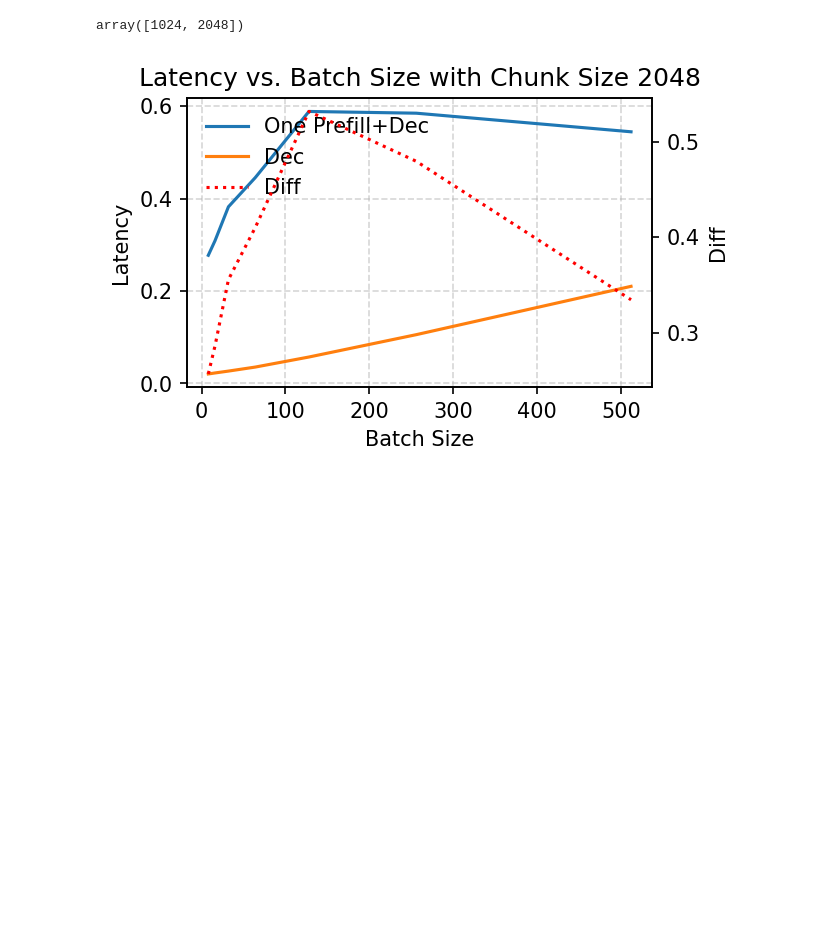
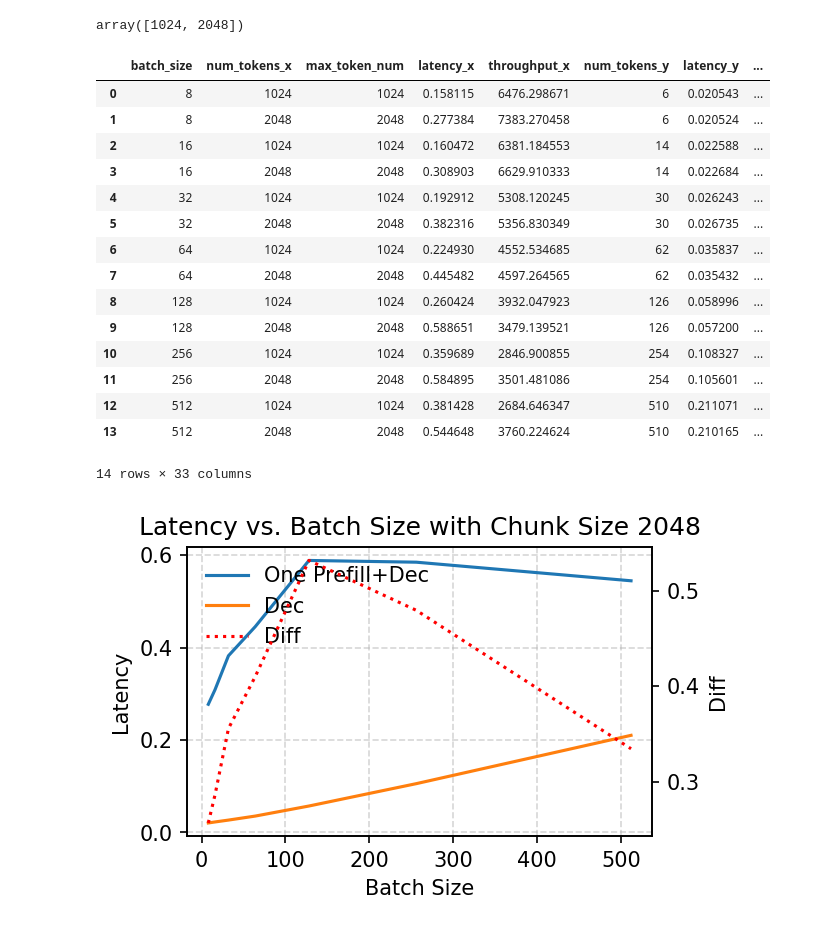
Before and after one commit to chengzhi-lu/vllm, a Jupyter notebook: examples/analysis/data/token_latency_analysis.ipynb, the cells around one changed output. Cells and saved outputs as stored; diff of their text form; code cells hidden in the pictures; blank space fills up the shorter version.

Commit message:
update token latency analysis

```diff
--- a/examples/analysis/data/token_latency_analysis.ipynb
+++ b/examples/analysis/data/token_latency_analysis.ipynb
@@ -192,6 +192,25 @@ pure_decode_latency = (
 pure_decode_latency["throughput"] = (
     pure_decode_latency["num_tokens"] / pure_decode_latency["latency"]
 )
+# %%
+chunk_latency_differ
+# %% [output]
+|  | batch_size | num_tokens_x | max_token_num | latency_x | throughput_x | num_tokens_y | latency_y | ... |
+| 0 | 8 | 1024 | 1024 | 0.158115 | 6476.298671 | 6 | 0.020543 | ... |
+| 1 | 8 | 2048 | 2048 | 0.277384 | 7383.270458 | 6 | 0.020524 | ... |
+| 2 | 16 | 1024 | 1024 | 0.160472 | 6381.184553 | 14 | 0.022588 | ... |
+| 3 | 16 | 2048 | 2048 | 0.308903 | 6629.910333 | 14 | 0.022684 | ... |
+| 4 | 32 | 1024 | 1024 | 0.192912 | 5308.120245 | 30 | 0.026243 | ... |
+| 5 | 32 | 2048 | 2048 | 0.382316 | 5356.830349 | 30 | 0.026735 | ... |
+| 6 | 64 | 1024 | 1024 | 0.224930 | 4552.534685 | 62 | 0.035837 | ... |
+| 7 | 64 | 2048 | 2048 | 0.445482 | 4597.264565 | 62 | 0.035432 | ... |
+| 8 | 128 | 1024 | 1024 | 0.260424 | 3932.047923 | 126 | 0.058996 | ... |
+| 9 | 128 | 2048 | 2048 | 0.588651 | 3479.139521 | 126 | 0.057200 | ... |
+| 10 | 256 | 1024 | 1024 | 0.359689 | 2846.900855 | 254 | 0.108327 | ... |
+| 11 | 256 | 2048 | 2048 | 0.584895 | 3501.481086 | 254 | 0.105601 | ... |
+| 12 | 512 | 1024 | 1024 | 0.381428 | 2684.646347 | 510 | 0.211071 | ... |
+| 13 | 512 | 2048 | 2048 | 0.544648 | 3760.224624 | 510 | 0.210165 | ... |
+14 rows × 33 columns
 # %%
 chunk_latency_differ = full_chunk_latency.merge(
     pure_decode_latency, on=["batch_size", "max_token_num"], how="left"
```
Also changed, not shown: parts of 2 cells of this notebook.
